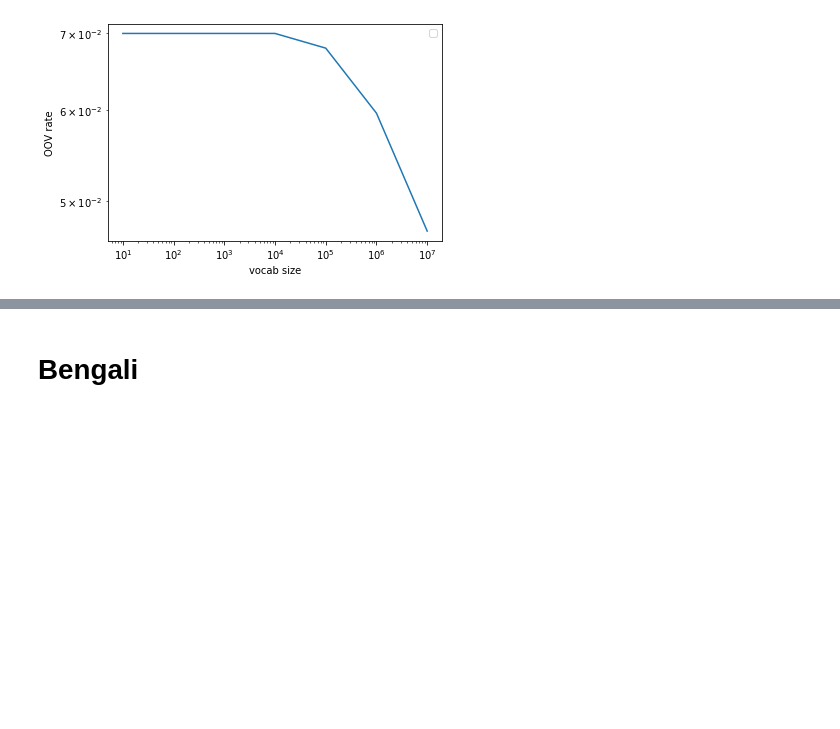
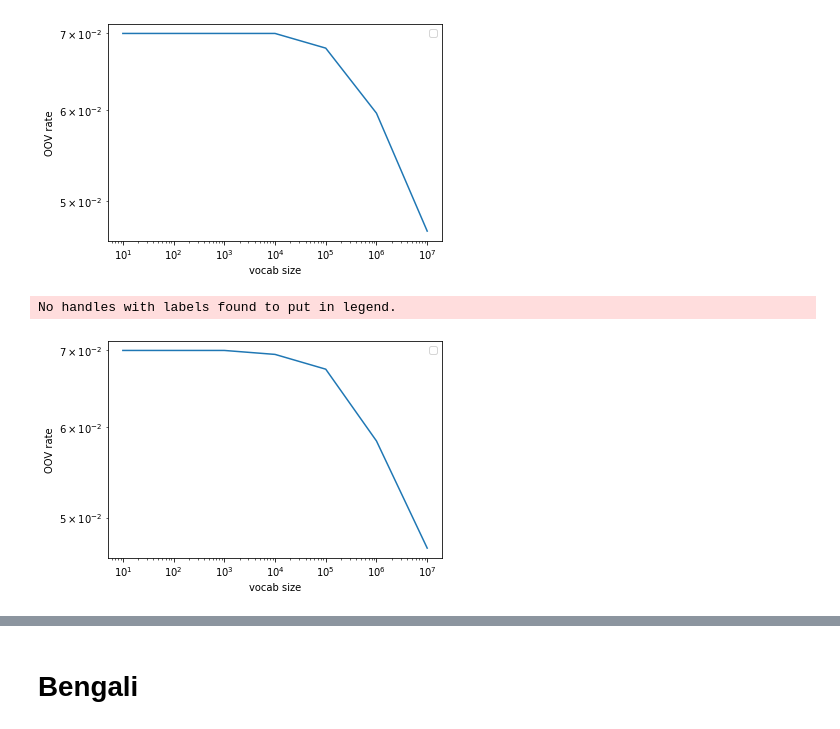
Before and after one commit to pmarkovic/lang_modeling, a Jupyter notebook: project_notebook.ipynb, the cells around one changed output, grey strips where cells are left out. Saved outputs shown, nothing was run; the diff lists cells and outputs as text; code cells hidden in the pictures; blank space fills up the shorter version.

```diff
--- a/project_notebook.ipynb
+++ b/project_notebook.ipynb
@@ -118,8 +118,8 @@ for i in range(1, 8):
 # %% [markdown]
 ## Out-of-vocabulary results
 # %%
-import oov
-oov_module = reload(oov)
+import oov_eng
+oov_module = reload(oov_eng)
 # %%
 # Initiate OOV object
 
@@ -148,3 +149,9 @@ comparer.plot_oov_rates({value[0]: value[1] for value in oov_rates["eng_model_ch
 # %% [output]
 No handles with labels found to put in legend.
 [figure]
+# %%
+# comparer.plot_oov_rates({value[0]: value[1] for value in oov_rates["eng_model_sml_base"]})
+comparer.plot_oov_rates({value[0]: value[1] for value in oov_rates["eng_model_sml_ft"]})
+# %% [output]
+No handles with labels found to put in legend.
+[figure, added]
```
Also changed, not shown: parts of 8 cells of this notebook.
